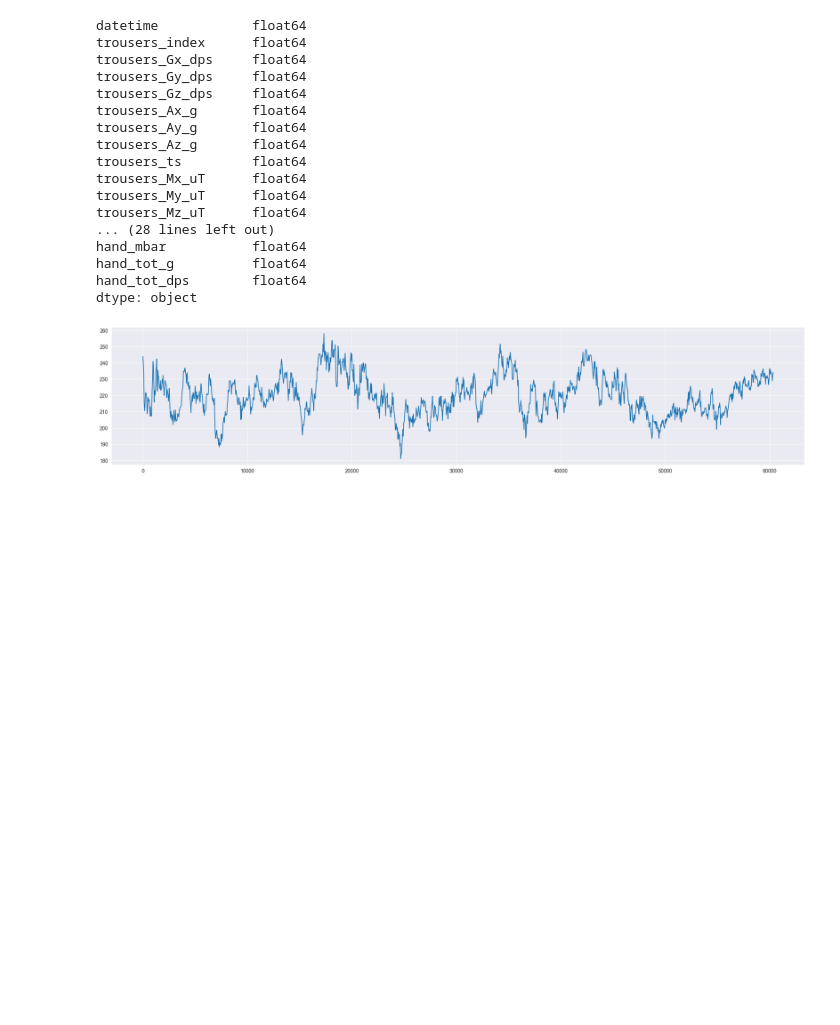
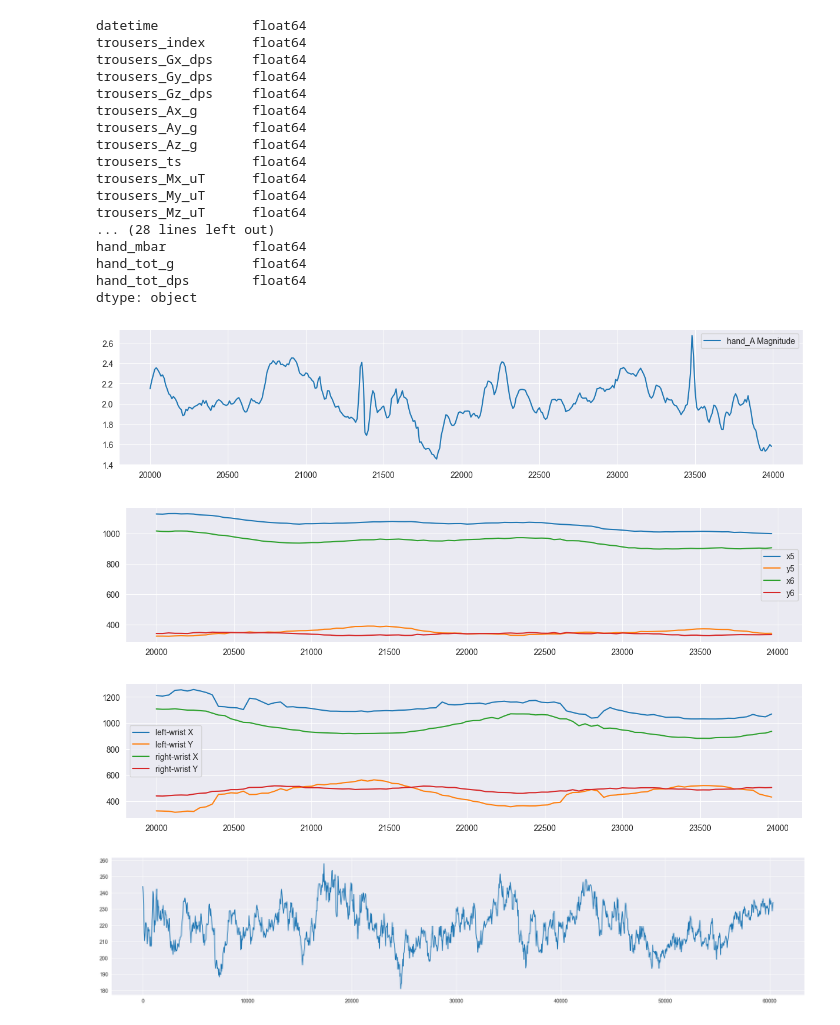
Before and after one commit to Gr33nMayhem/SyntheticIMUGeneration, a Jupyter notebook: notebooks/VTT-Conlot-Data_Visualisation.ipynb, the cells around one changed output. Cells and saved outputs as stored; diff of their text form; code cells hidden in the pictures; blank space fills up the shorter version.

```diff
--- a/notebooks/VTT-Conlot-Data_Visualisation.ipynb
+++ b/notebooks/VTT-Conlot-Data_Visualisation.ipynb
@@ -156,4 +194,10 @@ def plot():
     plt.show()
+# %%
+plot()
+# %% [output]
+[figure, added]
+[figure, added]
+[figure, added]
 # %%
 #filter the data with a bandpass filter, 0.5Hz to 20Hz, frequency is 400Hz
 from scipy import signal
```
Also changed, not shown: parts of 8 cells of this notebook, 2 other files.
